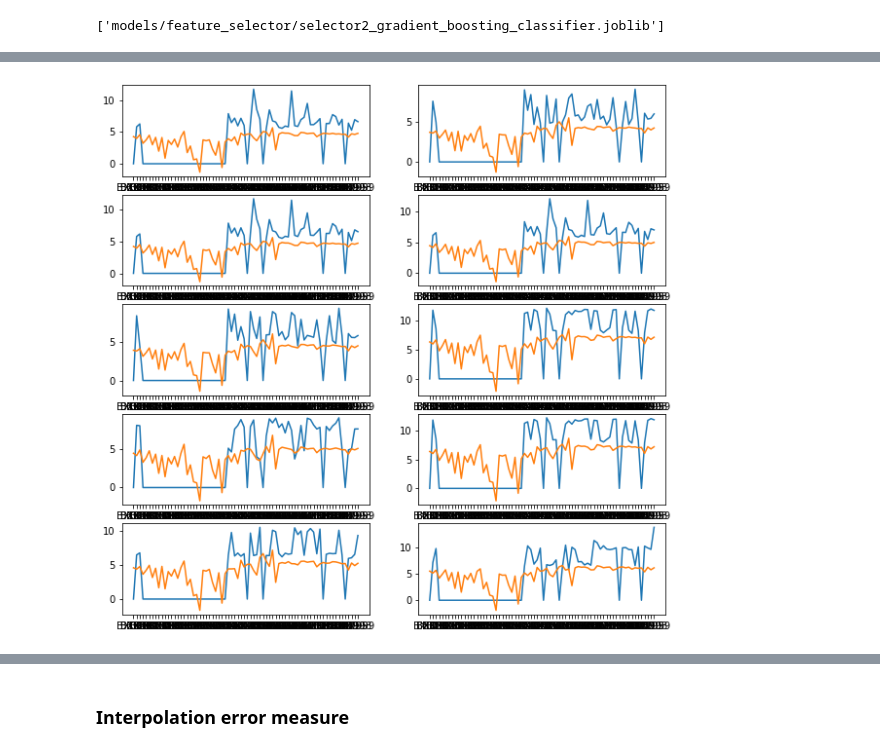
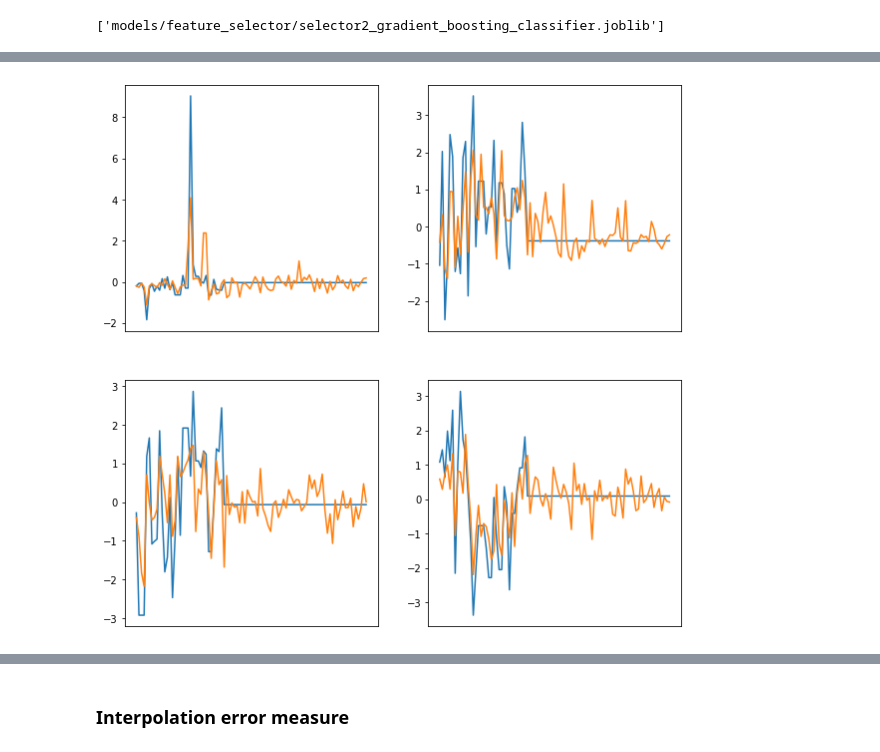
Before and after one commit to raphaelreiss/Network_tour_of_mice_genetics, a Jupyter notebook: Graph_Analysis_Mice_Genetics.ipynb, the cells around one changed output, grey strips where cells are left out. Cells and saved outputs as stored; diff of their text form; code cells hidden in the pictures.

Commit message:
Find meaningful signals. Advances in nan's values interpolation.

```diff
--- a/Graph_Analysis_Mice_Genetics.ipynb
+++ b/Graph_Analysis_Mice_Genetics.ipynb
@@ -689,6 +694,10 @@ gene_expression_df = pd.read_pickle("data/pickle/gene_expression_df.pkl")
+# %%
+# Load data and graph signal processing library
+genotype_df = pd.read_pickle("data/pickle/genotype.pkl")
+gene_expression_df_stand = pd.read_pickle("data/pickle/gene_expression_df_stand.pkl")
 # %%
 # Load features names
-top_variance_features = pd.read_pickle("data/pickle/top_variance_genes.pkl").index
+top_variance_features = pd.read_pickle("data/pickle/top_variance_genes.pkl").index.tolist()
 
 with open('data/python_list/features_1.txt') as f:
     features_1 = f.readlines()
@@ -729,0 +706,16 @@ sign_filtered = filters.Expwin(pygsp_weighted_graph, bmax=0.2).filter(signal)
+# %%
+# Since the top variance strains are a subset of the whole strains available, we need to build a sub matrix
+# of adjacency relation.
+top_variance_signal = gene_expression_df_stand.loc[:, top_variance_features]
+weighted_adj = adjacency_subset(genotype_df, top_variance_signal.index, 'cosine')
+
+# To deal with the numerous nan values which refrain us from using any graph signal processing,
+# we use simple interpolation by the mean value.
+top_variance_signal = top_variance_signal.fillna(top_variance_signal.mean())
+
+# Build the graph
+pygsp_weighted_graph = graphs.Graph(weighted_adj, 'normalized')
+# Compute fourier basis
+pygsp_weighted_graph.compute_fourier_basis()
+lam = pygsp_weighted_graph.e
+U = pygsp_weighted_graph.U
@@ -729,0 +733,6 @@ sign_filtered = filters.Expwin(pygsp_weighted_graph, bmax=0.2).filter(signal)
+# %%
+g = filters.Expwin(pygsp_weighted_graph, band_max=0.6, slope=15)
+
+fig, ax = plt.subplots(figsize=(10, 5))
+g.plot(ax=ax)
+_ = ax.set_title('Expwin')
@@ -730,7 +741,12 @@ sign_filtered = filters.Expwin(pygsp_weighted_graph, bmax=0.2).filter(signal)
 # %%
-fig, axes = plt.subplots(5, 2, figsize=(10, 10))
+# Try Expwin filter. Since our graph has a really small number of nodes, we cann use ideal filters.
+sign_filtered = g.filter(top_variance_signal)
+
+# Plot filtered and non-filtered signals
+fig, axes = plt.subplots(2, 2, figsize=(10, 10))
 for idx, ax in enumerate(axes.flatten()):
-    ax.plot(signal.iloc[:,idx])
-    ax.plot(sign_filtered[:, idx])
+    ax.plot(top_variance_signal.iloc[:, (top_variance_signal.shape[1] - idx - 1)])
+    ax.plot(sign_filtered[:, (top_variance_signal.shape[1] - idx - 1)])
+    ax.get_xaxis().set_visible(False)
 # %% [output]
-[figure, old version]
+[figure, new version]
```
Also changed, not shown: parts of 25 cells of this notebook.
